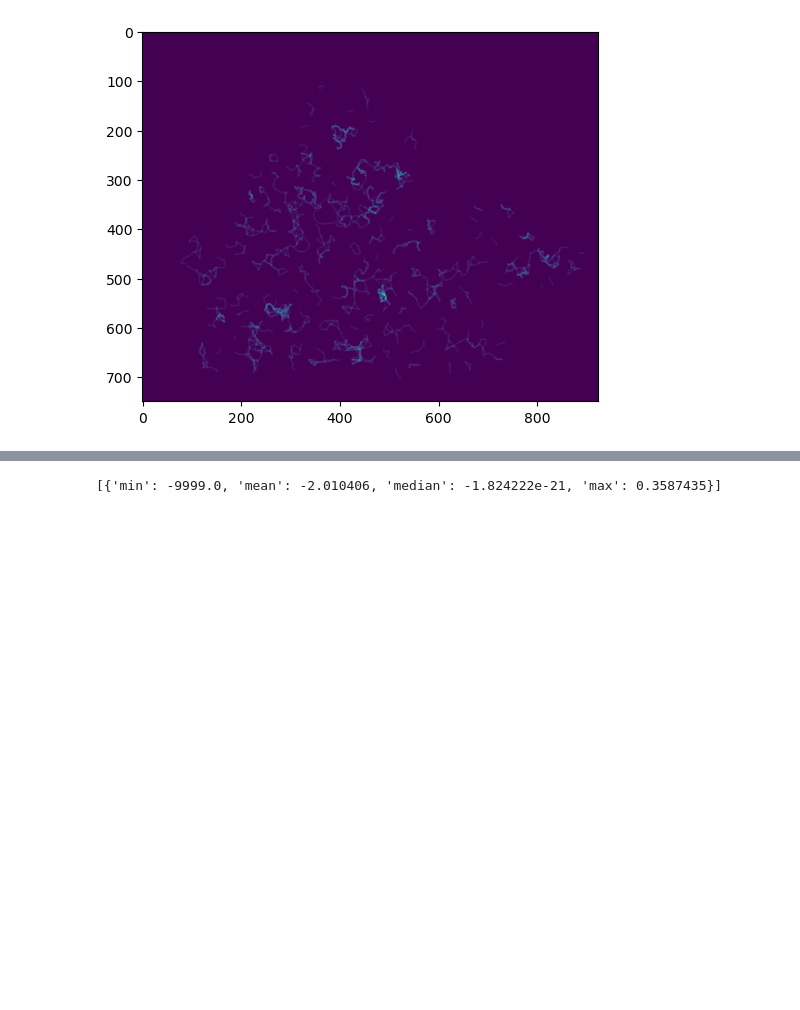
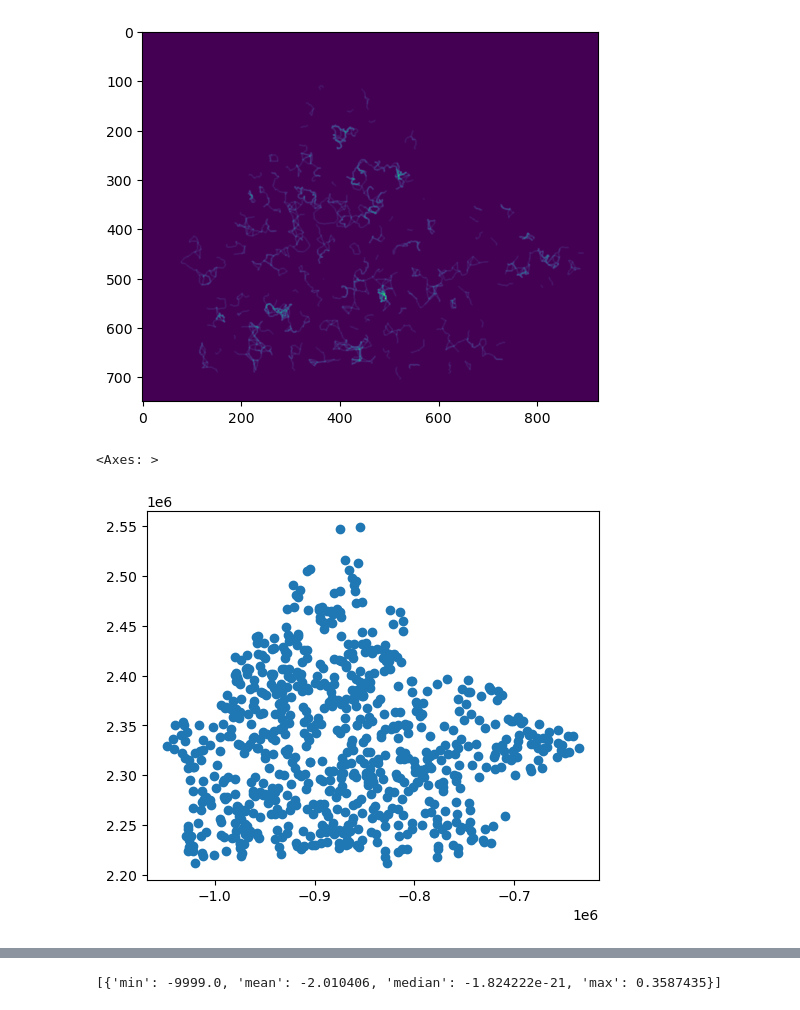
Before and after one commit to forest-rev/cdpop_nb_migration, a Jupyter notebook: notebooks/unicor_test.ipynb, the cells around one changed output, grey strips where cells are left out. Saved outputs shown, nothing was run; the diff lists cells and outputs as text; code cells hidden in the pictures; blank space fills up the shorter version.

Commit message:
set up to reproject raster and convert xys to shp

```diff
--- a/notebooks/unicor_test.ipynb
+++ b/notebooks/unicor_test.ipynb
@@ -199,3 +227,14 @@ plt.imshow(b, cmap=plt.cm.viridis)
 [{'min': -9999.0, 'mean': -177.41113, 'median': 4.8820762e-18, 'max': 5.364798}]
 <matplotlib.image.AxesImage at 0x...>
 [figure]
+# %%
+# Read points, convert to gdf, plot
+xy0 = pd.read_csv('C:/Users/pj276/Projects/CDPOP/data/sabah_example1_1686679883/batchrun0mcrun0/XY0.csv')
+xy0.head
+gdf = gpd.GeoDataFrame(
+    xy0, geometry=gpd.points_from_xy(xy0.XCOORD, xy0.YCOORD), crs="ESRI:102028"
+)
+gdf.plot()
+# %% [output]
+<Axes: >
+[figure, added]
```
Also changed, not shown: parts of 10 cells of this notebook.
